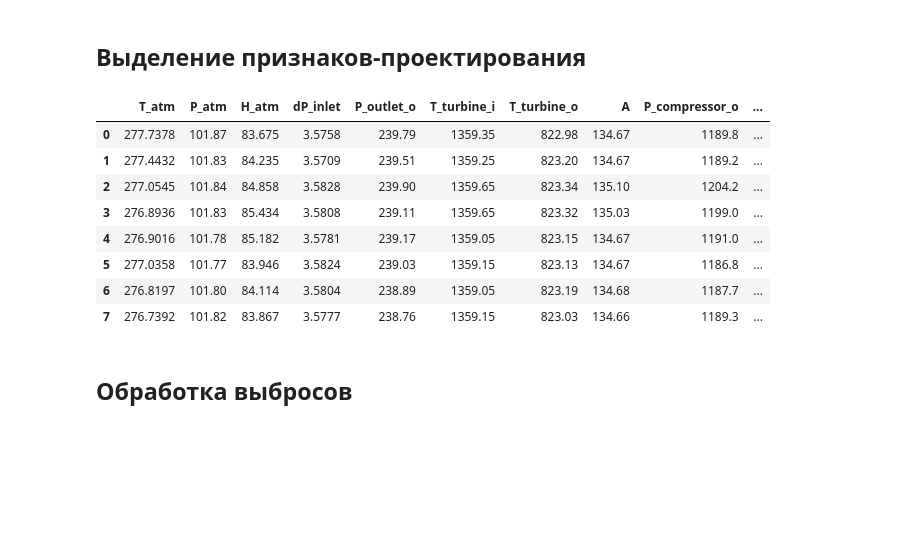
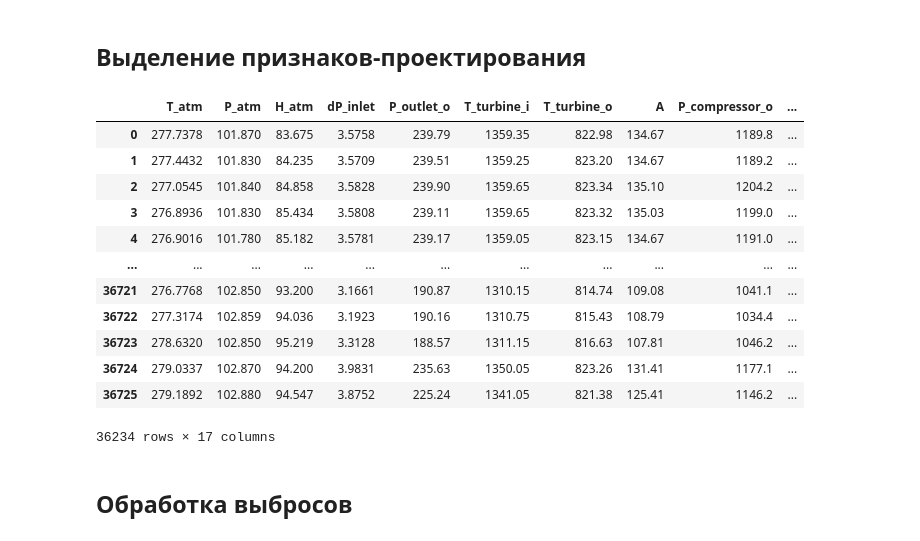
Before and after one commit to ParkhomenkoDV/gte_emissions, a Jupyter notebook: gte_emissions.ipynb, the cells around one changed output. Cells and saved outputs as stored; diff of their text form; code cells hidden in the pictures; blank space fills up the shorter version.

```diff
--- a/gte_emissions.ipynb
+++ b/gte_emissions.ipynb
@@ -264,17 +264,21 @@ df['pi_compressor'] = df['P_compressor_o'] / (df['P_atm'] - df['dP_inlet'])
 df['pi_turbine'] = df['P_compressor_o'] / df['P_outlet_o']
 df['pi_outlet'] = df['P_outlet_o'] / df['P_atm']
 # %%
-df.head(8)
+df
 # %% [output]
 |  | T_atm | P_atm | H_atm | dP_inlet | P_outlet_o | T_turbine_i | T_turbine_o | A | P_compressor_o | ... |
-| 0 | 277.7378 | 101.87 | 83.675 | 3.5758 | 239.79 | 1359.35 | 822.98 | 134.67 | 1189.8 | ... |
-| 1 | 277.4432 | 101.83 | 84.235 | 3.5709 | 239.51 | 1359.25 | 823.20 | 134.67 | 1189.2 | ... |
-| 2 | 277.0545 | 101.84 | 84.858 | 3.5828 | 239.90 | 1359.65 | 823.34 | 135.10 | 1204.2 | ... |
-| 3 | 276.8936 | 101.83 | 85.434 | 3.5808 | 239.11 | 1359.65 | 823.32 | 135.03 | 1199.0 | ... |
-| 4 | 276.9016 | 101.78 | 85.182 | 3.5781 | 239.17 | 1359.05 | 823.15 | 134.67 | 1191.0 | ... |
-| 5 | 277.0358 | 101.77 | 83.946 | 3.5824 | 239.03 | 1359.15 | 823.13 | 134.67 | 1186.8 | ... |
-| 6 | 276.8197 | 101.80 | 84.114 | 3.5804 | 238.89 | 1359.05 | 823.19 | 134.68 | 1187.7 | ... |
-| 7 | 276.7392 | 101.82 | 83.867 | 3.5777 | 238.76 | 1359.15 | 823.03 | 134.66 | 1189.3 | ... |
+| 0 | 277.7378 | 101.870 | 83.675 | 3.5758 | 239.79 | 1359.35 | 822.98 | 134.67 | 1189.8 | ... |
+| 1 | 277.4432 | 101.830 | 84.235 | 3.5709 | 239.51 | 1359.25 | 823.20 | 134.67 | 1189.2 | ... |
+| 2 | 277.0545 | 101.840 | 84.858 | 3.5828 | 239.90 | 1359.65 | 823.34 | 135.10 | 1204.2 | ... |
+| 3 | 276.8936 | 101.830 | 85.434 | 3.5808 | 239.11 | 1359.65 | 823.32 | 135.03 | 1199.0 | ... |
+| 4 | 276.9016 | 101.780 | 85.182 | 3.5781 | 239.17 | 1359.05 | 823.15 | 134.67 | 1191.0 | ... |
+| ... | ... | ... | ... | ... | ... | ... | ... | ... | ... | ... |
+| 36721 | 276.7768 | 102.850 | 93.200 | 3.1661 | 190.87 | 1310.15 | 814.74 | 109.08 | 1041.1 | ... |
+| 36722 | 277.3174 | 102.859 | 94.036 | 3.1923 | 190.16 | 1310.75 | 815.43 | 108.79 | 1034.4 | ... |
+| 36723 | 278.6320 | 102.850 | 95.219 | 3.3128 | 188.57 | 1311.15 | 816.63 | 107.81 | 1046.2 | ... |
+| 36724 | 279.0337 | 102.870 | 94.200 | 3.9831 | 235.63 | 1350.05 | 823.26 | 131.41 | 1177.1 | ... |
+| 36725 | 279.1892 | 102.880 | 94.547 | 3.8752 | 225.24 | 1341.05 | 821.38 | 125.41 | 1146.2 | ... |
+36234 rows × 17 columns
 # %%
 df.to_pickle('data/intermid/features.pkl')
 # %% [markdown]
```
Also changed, not shown: parts of 2 cells of this notebook, 1 other file.
